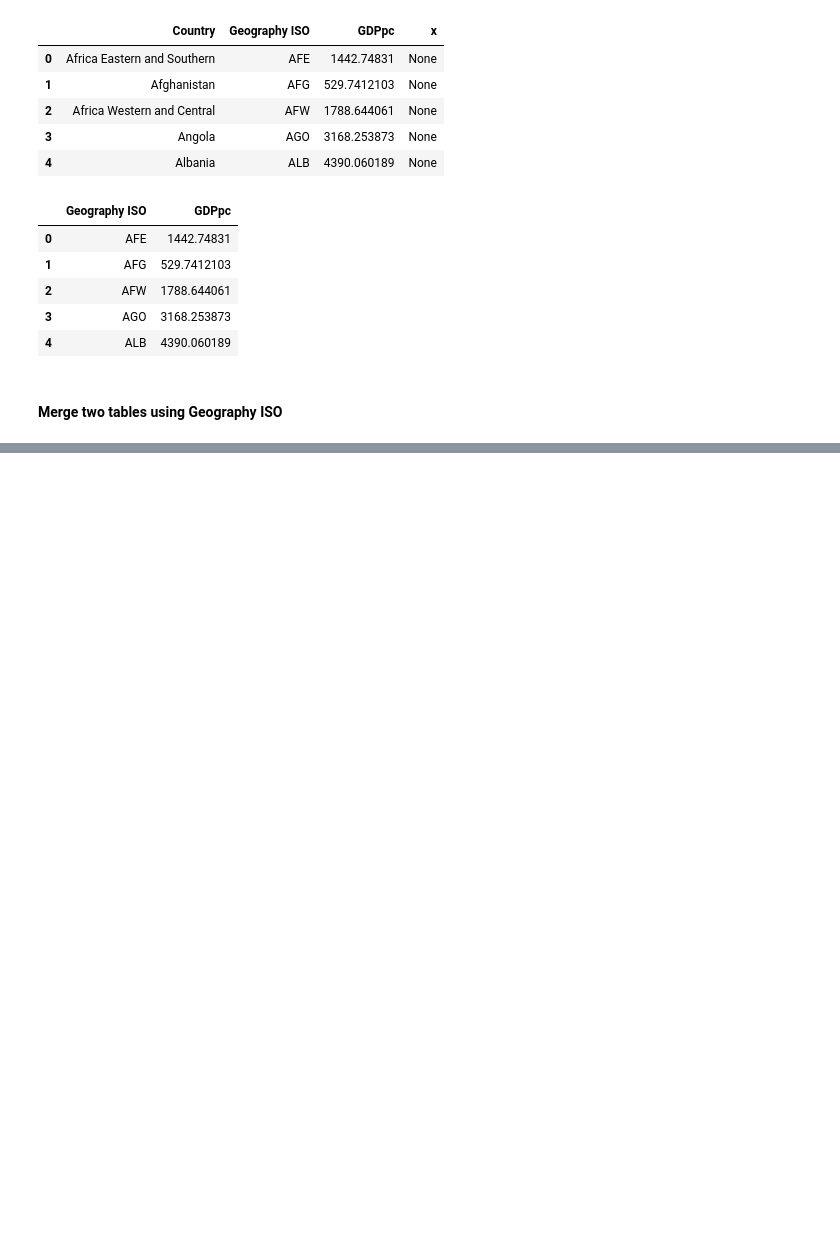
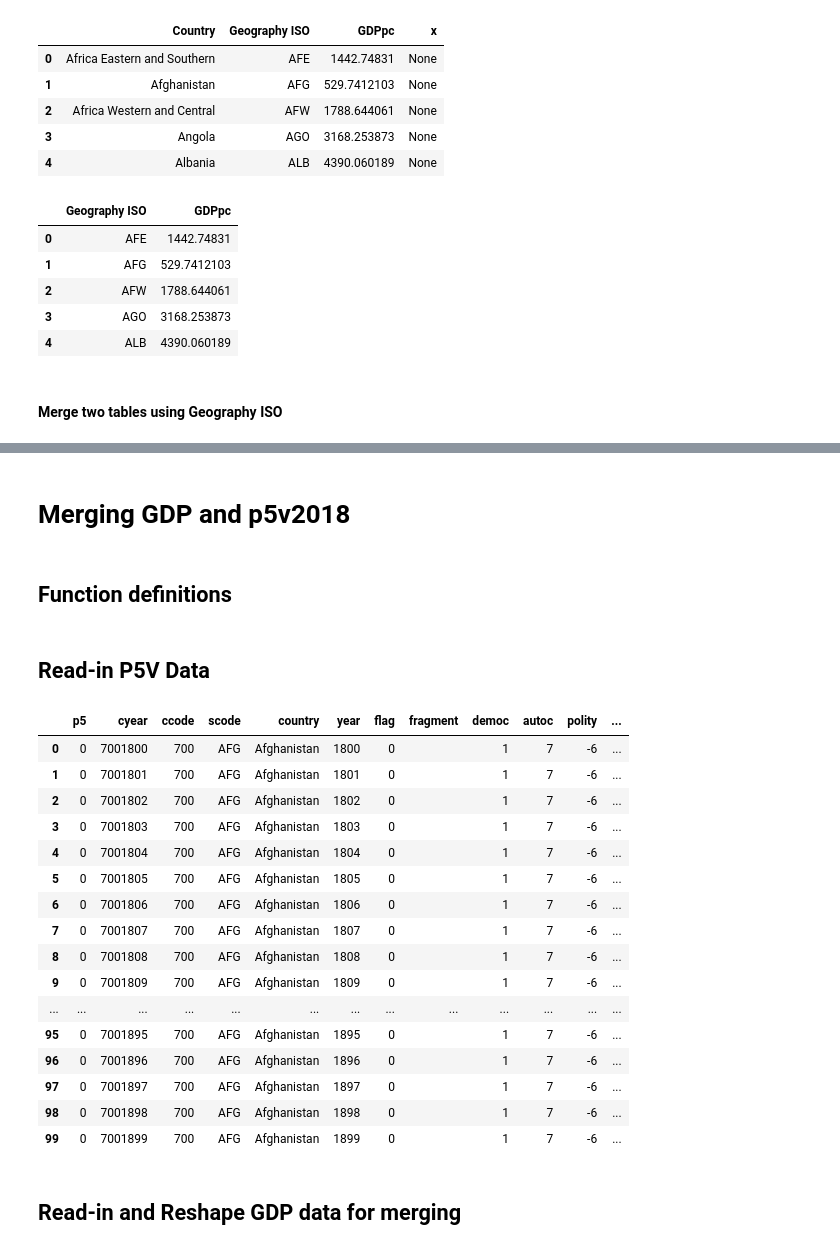
Before and after one commit to maha4028/CU-Boulder-RA-Spring-2022, a Jupyter notebook: main.ipynb, the cells around one changed output, grey strips where cells are left out. Cells and saved outputs as stored; diff of their text form; code cells hidden in the pictures; blank space fills up the shorter version.

```diff
--- a/main.ipynb
+++ b/main.ipynb
@@ -222,0 +222,47 @@ Your selection: CHINA
+# %% [markdown]
+# Merging GDP and p5v2018
+# %% [markdown]
+## Function definitions
+# %%
+def read_file(file_string):
+    f = open(file_string, "r")
+    df = []
+    headers = f.readline()
+    line = f.readline()
+    while line:
+        line = line.strip().split(",")
+        df.append(line)
+        line = f.readline()
+    f.close()
+    return df
+# %% [markdown]
+## Read-in P5V Data
+# %%
+df_p5v = read_file("P5V.csv")
+# %%
+import pandas as pd
+pddf_p5v = pd.DataFrame(df_p5v, columns=['p5', 'cyear', 'ccode', 'scode', 'country', 'year', 'flag', 'fragment', 'democ', 'autoc', 'polity', 'polity2', 'durable', 'xrreg', 'xrcomp', 'xropen', 'xconst', 'parreg', 'parcomp', 'exrec', 'exconst', 'polcomp', 'prior', 'emonth', 'eday', 'eyear', 'eprec', 'interim', 'bmonth', 'bday', 'byear', 'bprec', 'post', 'change', 'd5', 'sf', 'regtrans'])
+# %%
+pd.set_option('display.max_columns', None)
+pd.set_option('display.max_rows', None)
+pddf_p5v.head(100)
+# %% [output]
+|  | p5 | cyear | ccode | scode | country | year | flag | fragment | democ | autoc | polity | ... |
+| 0 | 0 | 7001800 | 700 | AFG | Afghanistan | 1800 | 0 |  | 1 | 7 | -6 | ... |
+| 1 | 0 | 7001801 | 700 | AFG | Afghanistan | 1801 | 0 |  | 1 | 7 | -6 | ... |
+| 2 | 0 | 7001802 | 700 | AFG | Afghanistan | 1802 | 0 |  | 1 | 7 | -6 | ... |
+| 3 | 0 | 7001803 | 700 | AFG | Afghanistan | 1803 | 0 |  | 1 | 7 | -6 | ... |
+| 4 | 0 | 7001804 | 700 | AFG | Afghanistan | 1804 | 0 |  | 1 | 7 | -6 | ... |
+| 5 | 0 | 7001805 | 700 | AFG | Afghanistan | 1805 | 0 |  | 1 | 7 | -6 | ... |
+| 6 | 0 | 7001806 | 700 | AFG | Afghanistan | 1806 | 0 |  | 1 | 7 | -6 | ... |
+| 7 | 0 | 7001807 | 700 | AFG | Afghanistan | 1807 | 0 |  | 1 | 7 | -6 | ... |
+| 8 | 0 | 7001808 | 700 | AFG | Afghanistan | 1808 | 0 |  | 1 | 7 | -6 | ... |
+| 9 | 0 | 7001809 | 700 | AFG | Afghanistan | 1809 | 0 |  | 1 | 7 | -6 | ... |
+| ... | ... | ... | ... | ... | ... | ... | ... | ... | ... | ... | ... | ... |
+| 95 | 0 | 7001895 | 700 | AFG | Afghanistan | 1895 | 0 |  | 1 | 7 | -6 | ... |
+| 96 | 0 | 7001896 | 700 | AFG | Afghanistan | 1896 | 0 |  | 1 | 7 | -6 | ... |
+| 97 | 0 | 7001897 | 700 | AFG | Afghanistan | 1897 | 0 |  | 1 | 7 | -6 | ... |
+| 98 | 0 | 7001898 | 700 | AFG | Afghanistan | 1898 | 0 |  | 1 | 7 | -6 | ... |
+| 99 | 0 | 7001899 | 700 | AFG | Afghanistan | 1899 | 0 |  | 1 | 7 | -6 | ... |
+# %% [markdown]
+## Read-in and Reshape GDP data for merging
```
Also changed, not shown: parts of 15 cells of this notebook, 4 other files.
